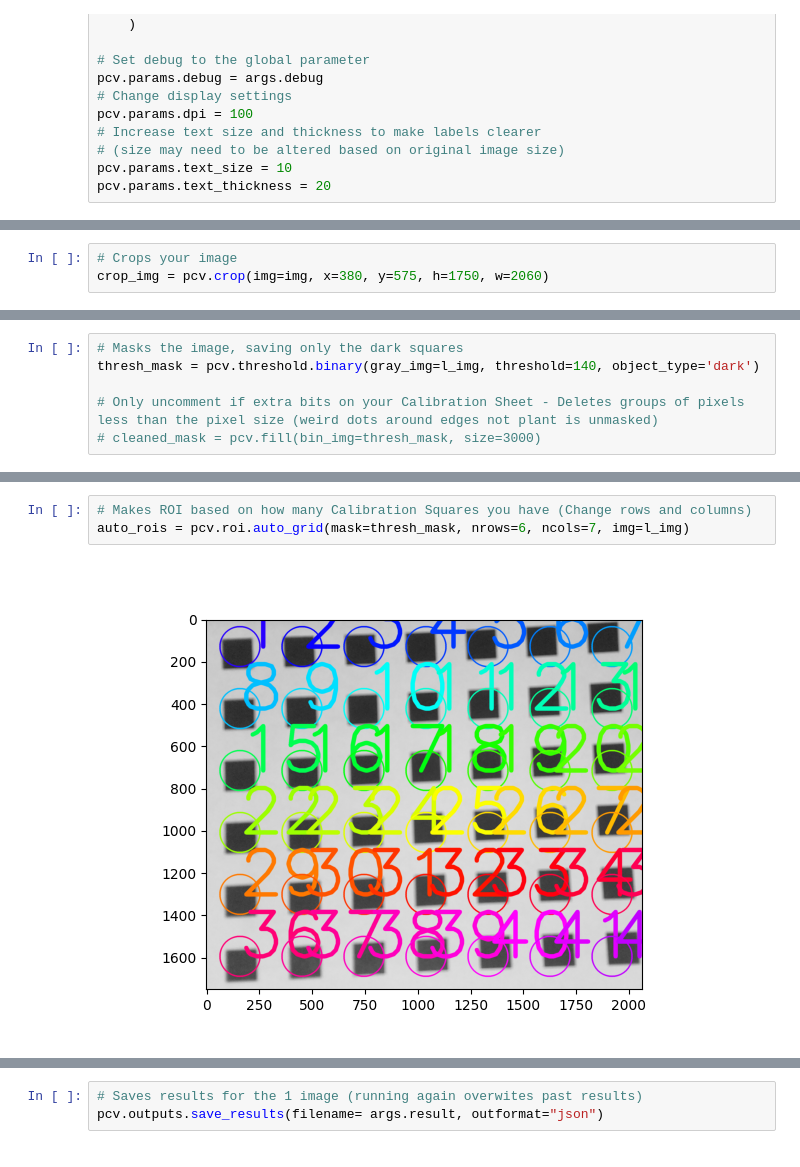
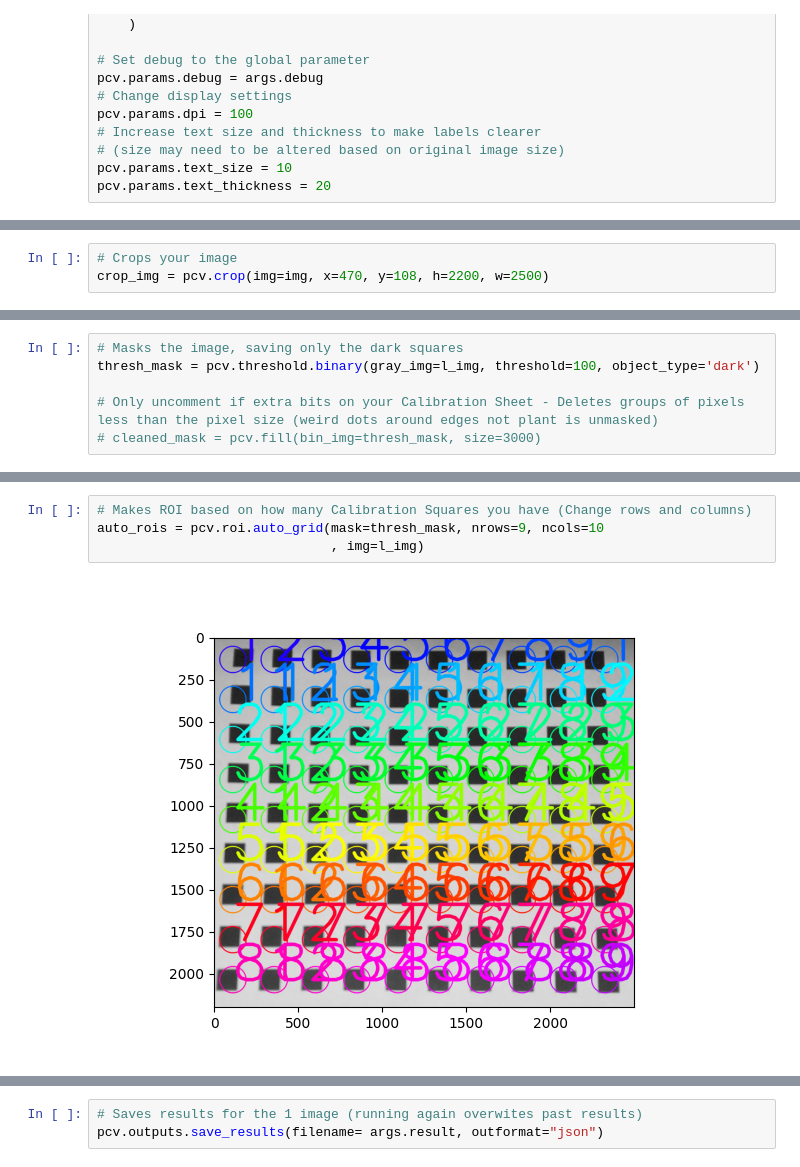
Before and after one commit to kyle1686/eckerlabproj, a Jupyter notebook: Jupyter_Lab/WorkingVersion/Desktop_Version/Pixels_to_mm/pixels_to_mm.ipynb, the cells around one changed output, grey strips where cells are left out. Cells and saved outputs as stored; diff of their text form.

```diff
--- a/Jupyter_Lab/WorkingVersion/Desktop_Version/Pixels_to_mm/pixels_to_mm.ipynb
+++ b/Jupyter_Lab/WorkingVersion/Desktop_Version/Pixels_to_mm/pixels_to_mm.ipynb
@@ -62,4 +63,4 @@ img, path, filename = pcv.readimage(filename=args.image1)
 # %%
 # Crops your image
-crop_img = pcv.crop(img=img, x=380, y=575, h=1750, w=2060)
+crop_img = pcv.crop(img=img, x=470, y=108, h=2200, w=2500)
 # %% [output]
@@ -77,6 +78,6 @@ l_img = pcv.rgb2gray_lab(rgb_img=crop_img, channel='l')
 # %%
 # Masks the image, saving only the dark squares
-thresh_mask = pcv.threshold.binary(gray_img=l_img, threshold=140, object_type='dark')
+thresh_mask = pcv.threshold.binary(gray_img=l_img, threshold=100, object_type='dark')
 
 # Only uncomment if extra bits on your Calibration Sheet - Deletes groups of pixels less than the pixel size (weird dots around edges not plant is unmasked)
 # cleaned_mask = pcv.fill(bin_img=thresh_mask, size=3000)
@@ -85,8 +86,9 @@ thresh_mask = pcv.threshold.binary(gray_img=l_img, threshold=140, object_type='d
 # %%
 # Makes ROI based on how many Calibration Squares you have (Change rows and columns)
-auto_rois = pcv.roi.auto_grid(mask=thresh_mask, nrows=6, ncols=7, img=l_img)
+auto_rois = pcv.roi.auto_grid(mask=thresh_mask, nrows=9, ncols=10
+                              , img=l_img)
 # %% [output]
-[figure, old version]
+[figure, new version]
 # %%
 # Label and number objects in ROI; A good check to ensure different squares are different objects from being different colors
 labeled_mask, num_squares = pcv.create_labels(mask=thresh_mask, rois=auto_rois, roi_type='partial')
```
Also changed, not shown: parts of 9 cells of this notebook, 4 other files.
